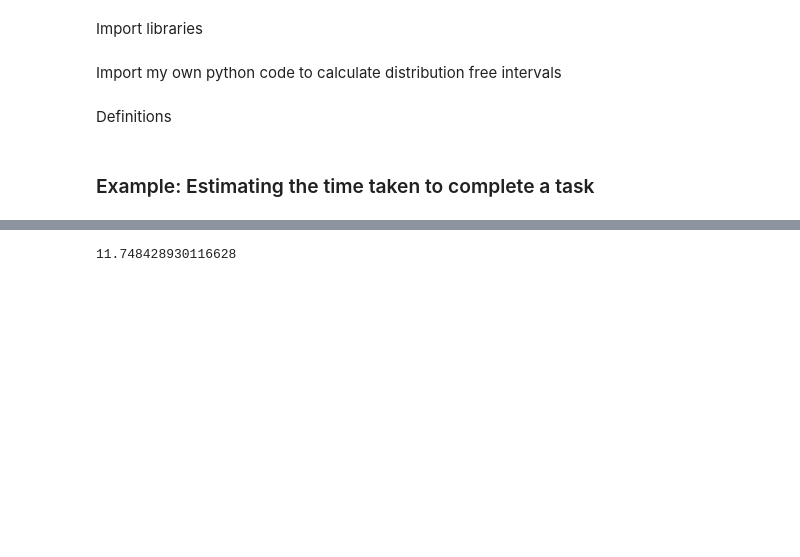
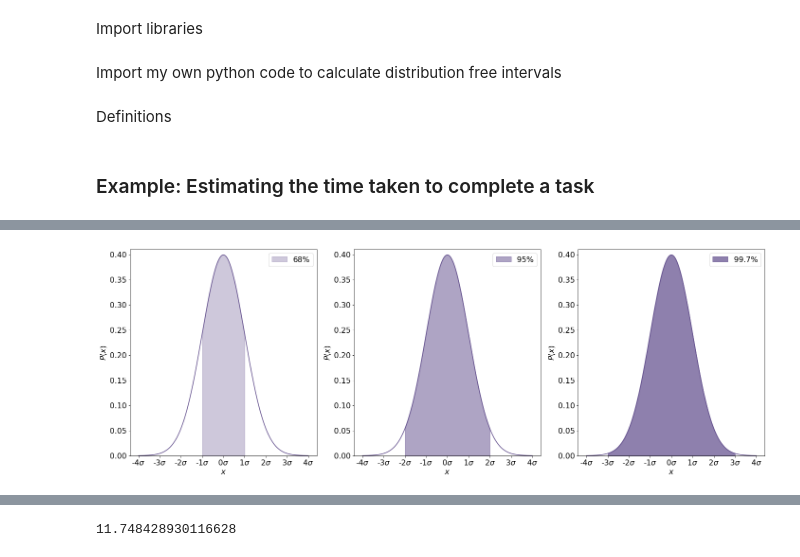
Before and after one commit to Yoyodyne-Data-Science/distribution-free-intervals, a Jupyter notebook: distribution free intervals.ipynb, the cells around one changed output, grey strips where cells are left out. Saved outputs shown, nothing was run; the diff lists cells and outputs as text; code cells hidden in the pictures; blank space fills up the shorter version.

```diff
--- a/distribution free intervals.ipynb
+++ b/distribution free intervals.ipynb
@@ -75,0 +73,45 @@ plt.show()
+# %%
+n_samples = 5000
+norm_samp = st.norm.rvs(size = n_samples)
+# %%
+xmax = 4
+binstep = 0.2
+
+x = np.arange(-xmax, xmax+0.001, 0.001)
+y = st.norm.pdf(x)
+fig, ax = plt.subplots(1,3, figsize = [24,8])
+ax[0].plot(x,y, color = nice_purple)
+mask = (x>=-1)&(x<=1)
+ax[0].fill_between(x[mask],y[mask], color = nice_purple, alpha = 0.3, label = '68%')
+ax[0].set_xticks(np.arange(-xmax, xmax+1,1))
+ax[0].set_xticklabels([str(x)+'$\sigma$' for x in np.arange(-xmax, xmax+1,1)])
+ax[0].set_xlabel('$x$')
+ax[0].set_ylabel('$P(x)$')
+ax[0].legend()
+ax[0].set_ylim([0,0.41])
+
+ax[1].plot(x,y, color = nice_purple)
+mask = (x>=-2)&(x<=2)
+ax[1].fill_between(x[mask],y[mask], color = nice_purple, alpha = 0.5, label = '95%')
+ax[1].set_xticks(np.arange(-xmax, xmax+1,1))
+ax[1].set_xticklabels([str(x)+'$\sigma$' for x in np.arange(-xmax, xmax+1,1)])
+ax[1].set_xlabel('$x$')
+ax[1].set_ylabel('$P(x)$')
+ax[1].legend()
+ax[1].set_ylim([0,0.41])
+
+ax[2].plot(x,y, color = nice_purple)
+mask = (x>=-3)&(x<=3)
+ax[2].fill_between(x[mask],y[mask], color = nice_purple, alpha = 0.7, label = '99.7%')
+ax[2].set_xticks(np.arange(-xmax, xmax+1,1))
+ax[2].set_xticklabels([str(x)+'$\sigma$' for x in np.arange(-xmax, xmax+1,1)])
+ax[2].set_xlabel('$x$')
+ax[2].set_ylabel('$P(x)$')
+ax[2].legend()
+ax[2].set_ylim([0,0.41])
+
+
+plt.savefig('images/normal_distribution.png'.format(n_samples), bbox_inches = 'tight', dpi = 600)
+plt.show()
+# %% [output]
+[figure, added]
```
Also changed, not shown: parts of 14 cells of this notebook, 6 other files.
